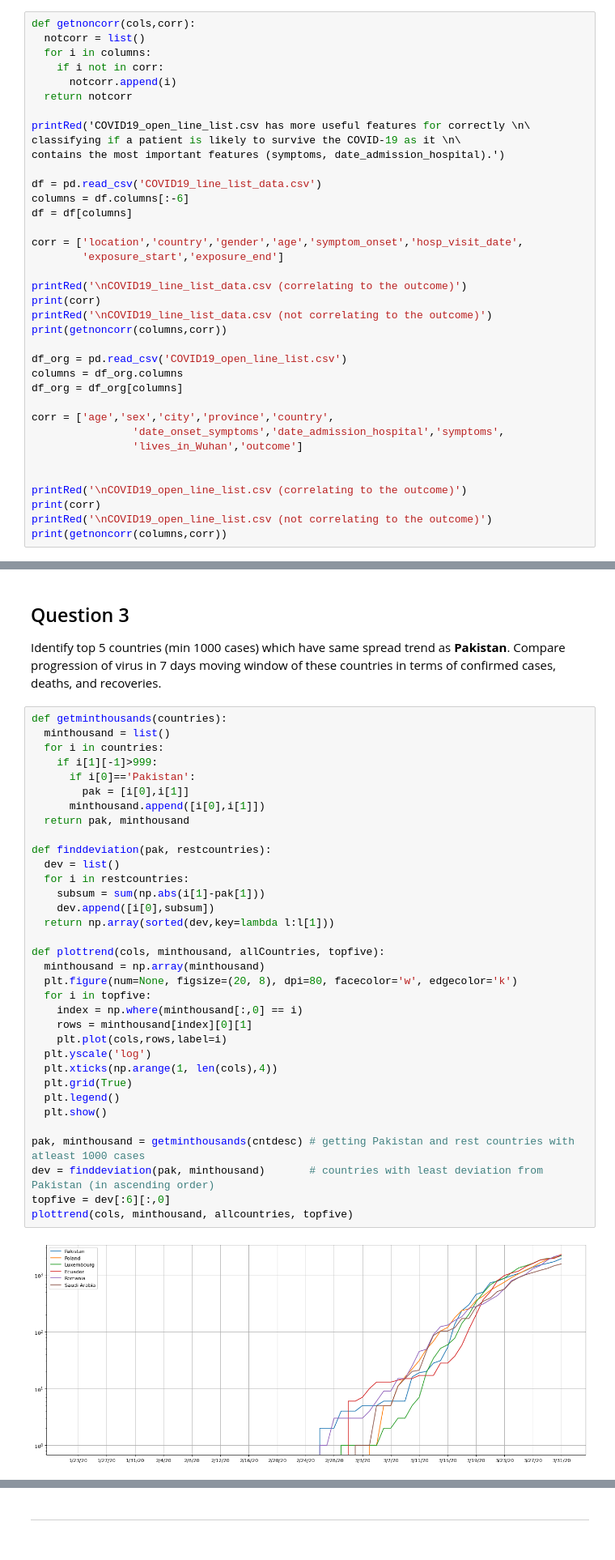
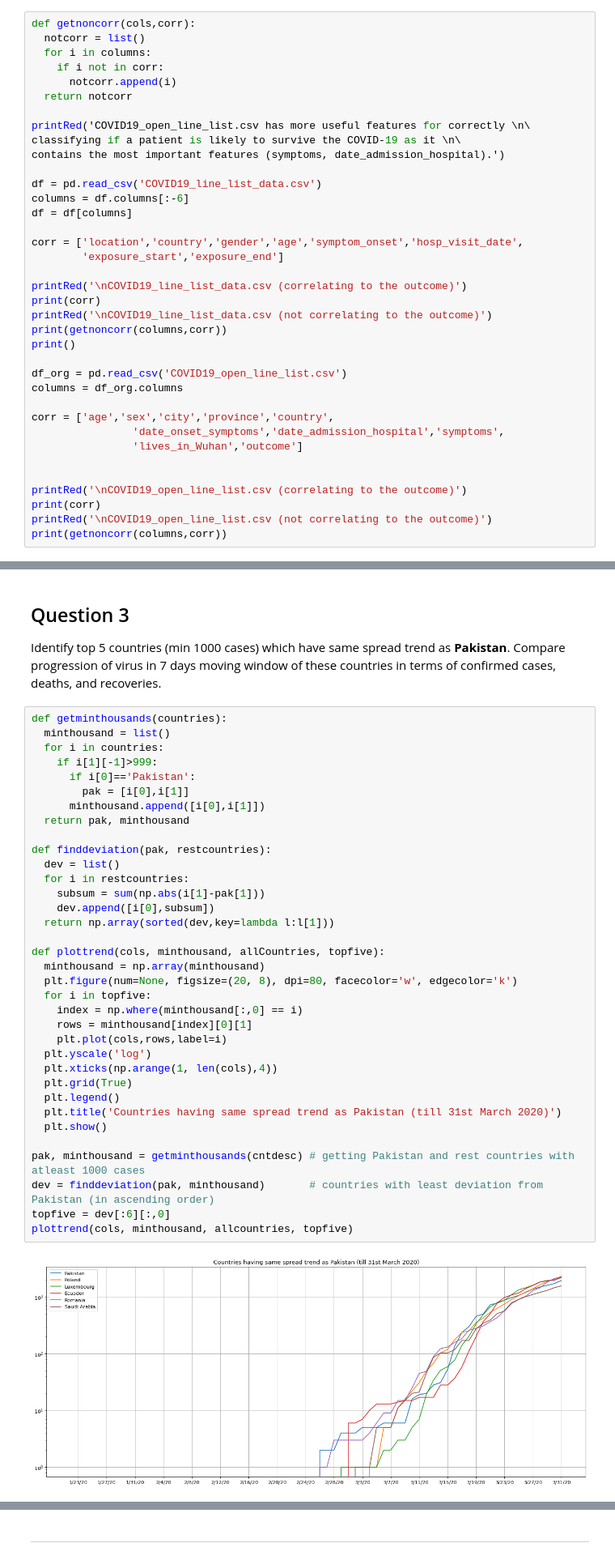
Before and after one commit to SamiAlavi/COVID-19-Predictive-Model, a Jupyter notebook: Assignment_02.ipynb, the cells around one changed output, grey strips where cells are left out. Shown at 81% size. Cells and saved outputs as stored; diff of their text form.

```diff
--- a/Assignment_02.ipynb
+++ b/Assignment_02.ipynb
@@ -59,10 +63,10 @@ printRed('\nCOVID19_line_list_data.csv (correlating to the outcome)')
 print(corr)
 printRed('\nCOVID19_line_list_data.csv (not correlating to the outcome)')
 print(getnoncorr(columns,corr))
+print()
 
 df_org = pd.read_csv('COVID19_open_line_list.csv')
 columns = df_org.columns
-df_org = df_org[columns]
 
 corr = ['age','sex','city','province','country',
                 'date_onset_symptoms','date_admission_hospital','symptoms',
@@ -644,31 +649,32 @@ def getminthousands(countries):
       if i[0]=='Pakistan':
         pak = [i[0],i[1]]
       minthousand.append([i[0],i[1]])
   return pak, minthousand
 
 def finddeviation(pak, restcountries):
   dev = list()
   for i in restcountries:
     subsum = sum(np.abs(i[1]-pak[1]))
     dev.append([i[0],subsum])
   return np.array(sorted(dev,key=lambda l:l[1]))
 
 def plottrend(cols, minthousand, allCountries, topfive):
   minthousand = np.array(minthousand)
   plt.figure(num=None, figsize=(20, 8), dpi=80, facecolor='w', edgecolor='k')
   for i in topfive:
     index = np.where(minthousand[:,0] == i)
     rows = minthousand[index][0][1]
     plt.plot(cols,rows,label=i)
   plt.yscale('log')
   plt.xticks(np.arange(1, len(cols),4))
   plt.grid(True)
   plt.legend()
+  plt.title('Countries having same spread trend as Pakistan (till 31st March 2020)')
   plt.show()
 
 pak, minthousand = getminthousands(cntdesc) # getting Pakistan and rest countries with atleast 1000 cases
 dev = finddeviation(pak, minthousand)       # countries with least deviation from Pakistan (in ascending order)
 topfive = dev[:6][:,0]
 plottrend(cols, minthousand, allcountries, topfive)
 # %% [output]
-[figure, old version]
+[figure, new version]
```
Also changed, not shown: parts of 15 cells of this notebook.
